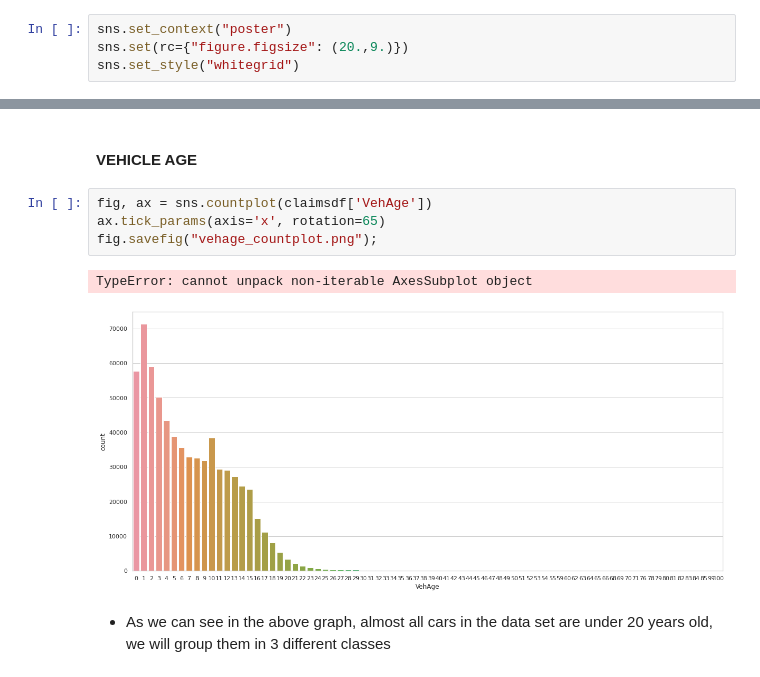
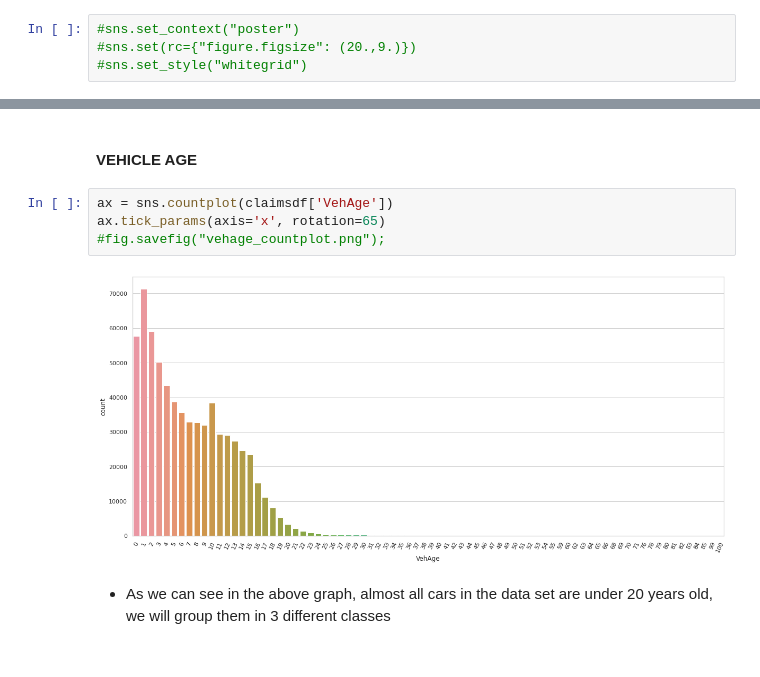
Before and after one commit to JulianTrufero/Claims-Frequency-Predicitons, a Jupyter notebook: Notebooks/claims_data.ipynb, the cells around one changed output, grey strips where cells are left out. Cells and saved outputs as stored; diff of their text form.

```diff
--- a/Notebooks/claims_data.ipynb
+++ b/Notebooks/claims_data.ipynb
@@ -90,9 +90,9 @@ def claims_(x):
 # %%
 claimsdf['ClaimNb'] = claimsdf.ClaimNb.apply(lambda x: claims_(x))
 # %%
-sns.set_context("poster")
-sns.set(rc={"figure.figsize": (20.,9.)})
-sns.set_style("whitegrid")
+#sns.set_context("poster")
+#sns.set(rc={"figure.figsize": (20.,9.)})
+#sns.set_style("whitegrid")
 # %%
 fig, axs = plt.subplots(nrows=1, ncols=2, figsize=(18, 8))
 sns.boxplot(x=claimsdf.ClaimNb, ax=axs[0])
@@ -261,12 +258,11 @@ veh_power
 # %% [markdown]
 #### VEHICLE AGE
 # %%
-fig, ax = sns.countplot(claimsdf['VehAge'])
+ax = sns.countplot(claimsdf['VehAge'])
 ax.tick_params(axis='x', rotation=65)
-fig.savefig("vehage_countplot.png");
+#fig.savefig("vehage_countplot.png");
 # %% [output]
-TypeError: cannot unpack non-iterable AxesSubplot object
-[figure, old version]
+[figure, new version]
 # %% [markdown]
 - As we can see in the above graph, almost all cars in the data set are under 20 years old, we will group them in 3 different classes
 # %%
```
Also changed, not shown: parts of 21 cells of this notebook, 7 other files.
